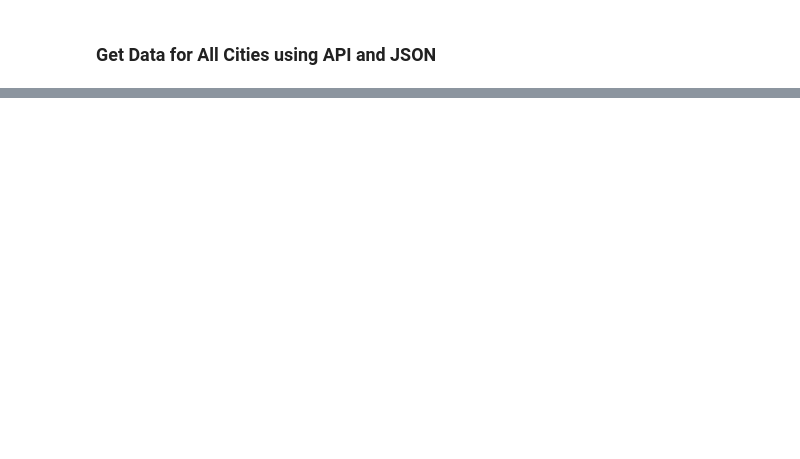
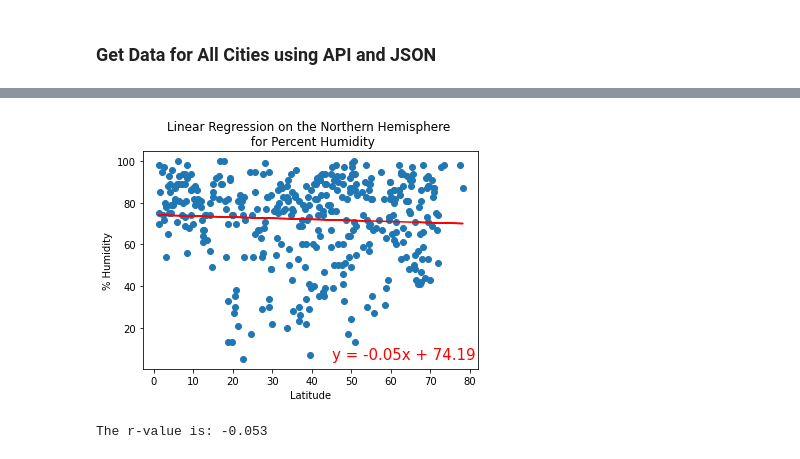
Before and after one commit to corispade/World_Weather_Analysis, a Jupyter notebook: WeatherPy.ipynb, the cells around one changed output, grey strips where cells are left out. Drawn from its saved outputs; the diff is of its cells as text; code cells hidden in the pictures; blank space fills up the shorter version.

```diff
--- a/WeatherPy.ipynb
+++ b/WeatherPy.ipynb
@@ -260,0 +335,12 @@ plt.show()
+# %%
+# Perform Linear Regression on the Percent Humidity for the Northern Hemisphere
+x_values = northern_hemi_df['Lat']
+y_values = northern_hemi_df['Humidity']
+
+# Call the function
+plot_linear_regression(x_values, y_values, 'Linear Regression on the Northern Hemisphere \n for Percent Humidity', '% Humidity', (45,5))
+(slope, intercept, r_value, p_value, std_err) = linregress(x_values, y_values)
+print(f"The r-value is: {r_value:.3f}")
+# %% [output]
+[figure, added]
+The r-value is: -0.053
```
Also changed, not shown: parts of 39 cells of this notebook, 5 other files.
